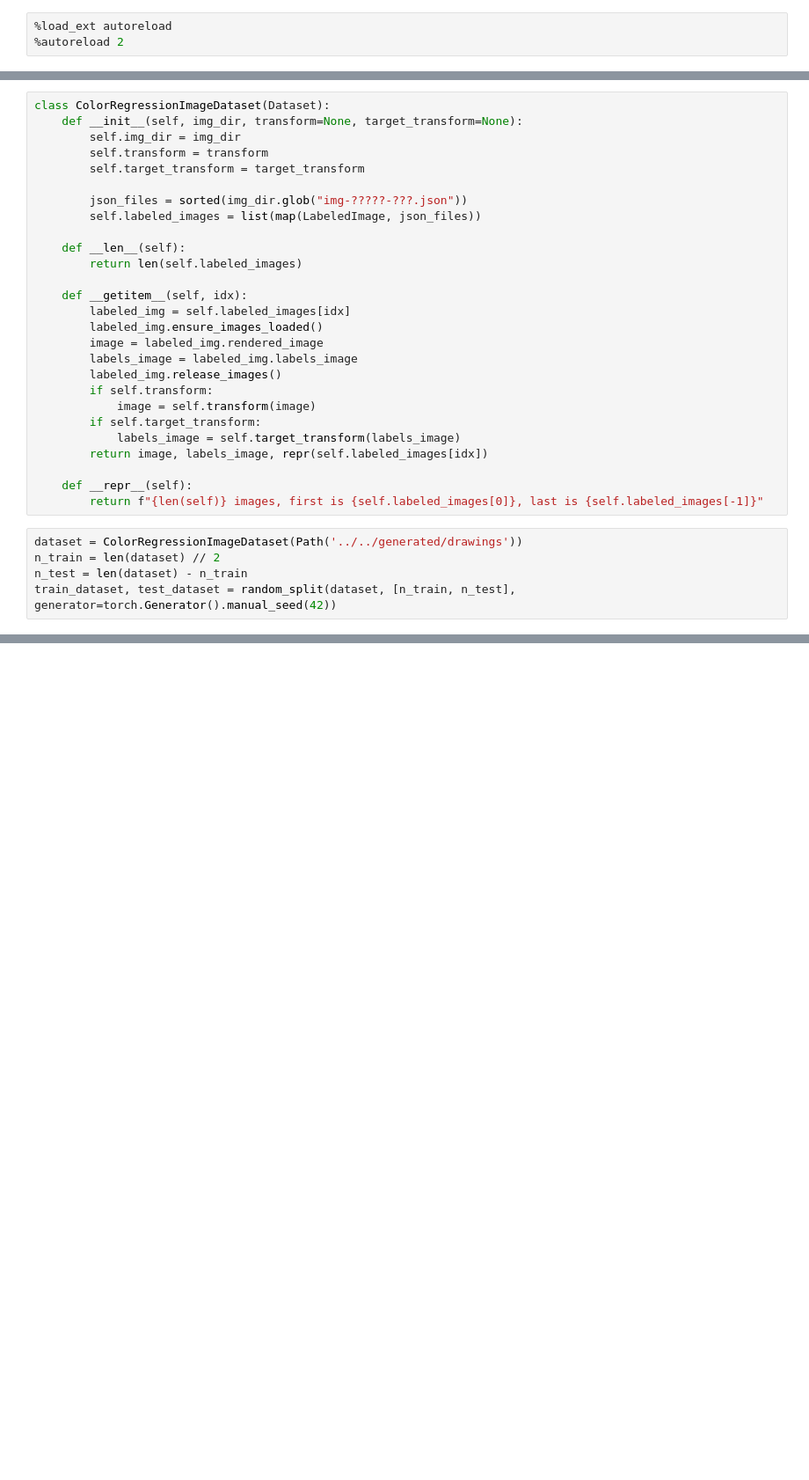
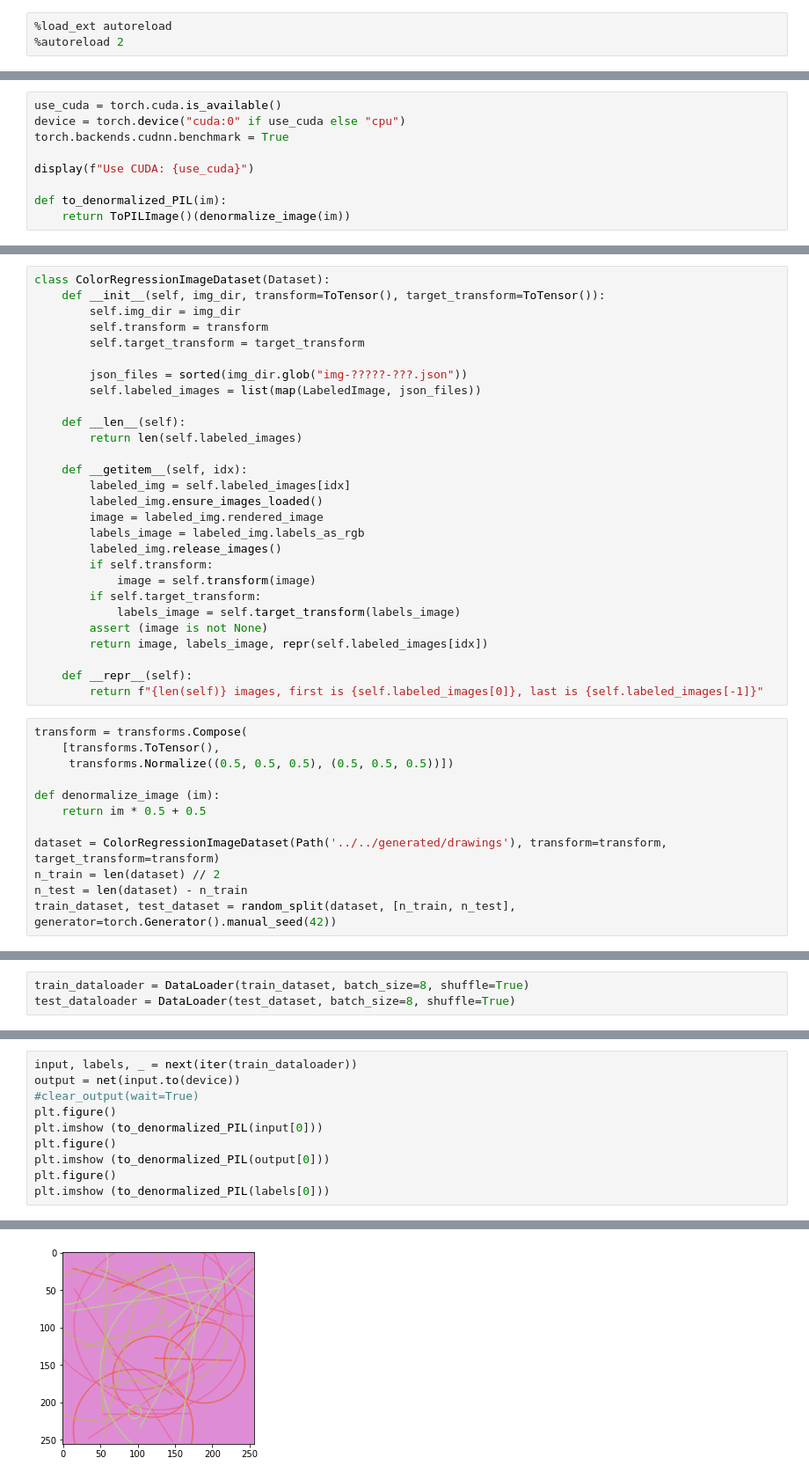
Before and after one commit to DaltonLens/DaltonLens-Research, a Jupyter notebook: charts/pytorch/train_color_regression.ipynb, the cells around one changed output, grey strips where cells are left out. Shown at 88% size. Drawn from its saved outputs; the diff is of its cells as text; blank space fills up the shorter version.

Commit message:
First pytorch code doing some (very bad) training.

```diff
--- a/charts/pytorch/train_color_regression.ipynb
+++ b/charts/pytorch/train_color_regression.ipynb
@@ -25,0 +32,9 @@ labeled_images[0:2]
+# %%
+use_cuda = torch.cuda.is_available()
+device = torch.device("cuda:0" if use_cuda else "cpu")
+torch.backends.cudnn.benchmark = True
+
+display(f"Use CUDA: {use_cuda}")
+
+def to_denormalized_PIL(im):
+    return ToPILImage()(denormalize_image(im))
@@ -26,6 +43,6 @@ labeled_images[0:2]
 # %%
 class ColorRegressionImageDataset(Dataset):
-    def __init__(self, img_dir, transform=None, target_transform=None):
+    def __init__(self, img_dir, transform=ToTensor(), target_transform=ToTensor()):
         self.img_dir = img_dir
         self.transform = transform
         self.target_transform = target_transform
@@ -40,18 +57,26 @@ class ColorRegressionImageDataset(Dataset):
         labeled_img = self.labeled_images[idx]
         labeled_img.ensure_images_loaded()
         image = labeled_img.rendered_image
-        labels_image = labeled_img.labels_image
+        labels_image = labeled_img.labels_as_rgb
         labeled_img.release_images()
         if self.transform:
             image = self.transform(image)
         if self.target_transform:
             labels_image = self.target_transform(labels_image)
+        assert (image is not None)
         return image, labels_image, repr(self.labeled_images[idx])
 
     def __repr__(self):
         return f"{len(self)} images, first is {self.labeled_images[0]}, last is {self.labeled_images[-1]}"
 # %%
-dataset = ColorRegressionImageDataset(Path('../../generated/drawings'))
+transform = transforms.Compose(
+    [transforms.ToTensor(),
+     transforms.Normalize((0.5, 0.5, 0.5), (0.5, 0.5, 0.5))])
+
+def denormalize_image (im):
+    return im * 0.5 + 0.5
+
+dataset = ColorRegressionImageDataset(Path('../../generated/drawings'), transform=transform, target_transform=transform)
 n_train = len(dataset) // 2
 n_test = len(dataset) - n_train
 train_dataset, test_dataset = random_split(dataset, [n_train, n_test], generator=torch.Generator().manual_seed(42))
@@ -81,0 +83,3 @@ display([v[2] for v in list(test_dataset)[0:10]])
+# %%
+train_dataloader = DataLoader(train_dataset, batch_size=8, shuffle=True)
+test_dataloader = DataLoader(test_dataset, batch_size=8, shuffle=True)
@@ -81,0 +186,11 @@ display([v[2] for v in list(test_dataset)[0:10]])
+# %%
+input, labels, _ = next(iter(train_dataloader))
+output = net(input.to(device))
+#clear_output(wait=True)
+plt.figure()
+plt.imshow (to_denormalized_PIL(input[0]))
+plt.figure()
+plt.imshow (to_denormalized_PIL(output[0]))
+plt.figure()
+plt.imshow (to_denormalized_PIL(labels[0]))
+# %% [output]
@@ -81,0 +198 @@ display([v[2] for v in list(test_dataset)[0:10]])
+[figure, added]
```
Also changed, not shown: parts of 8 cells of this notebook, 4 other files.
